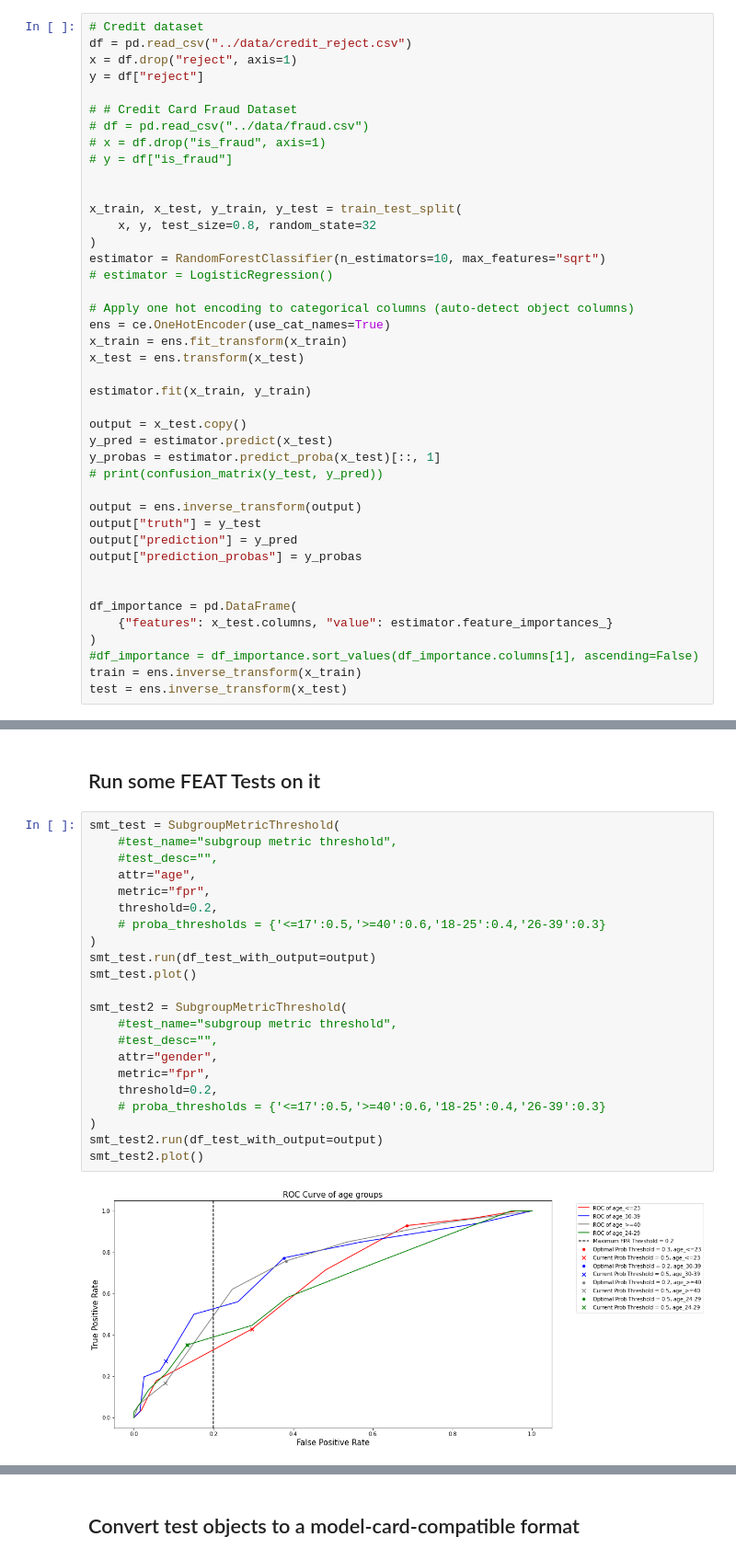
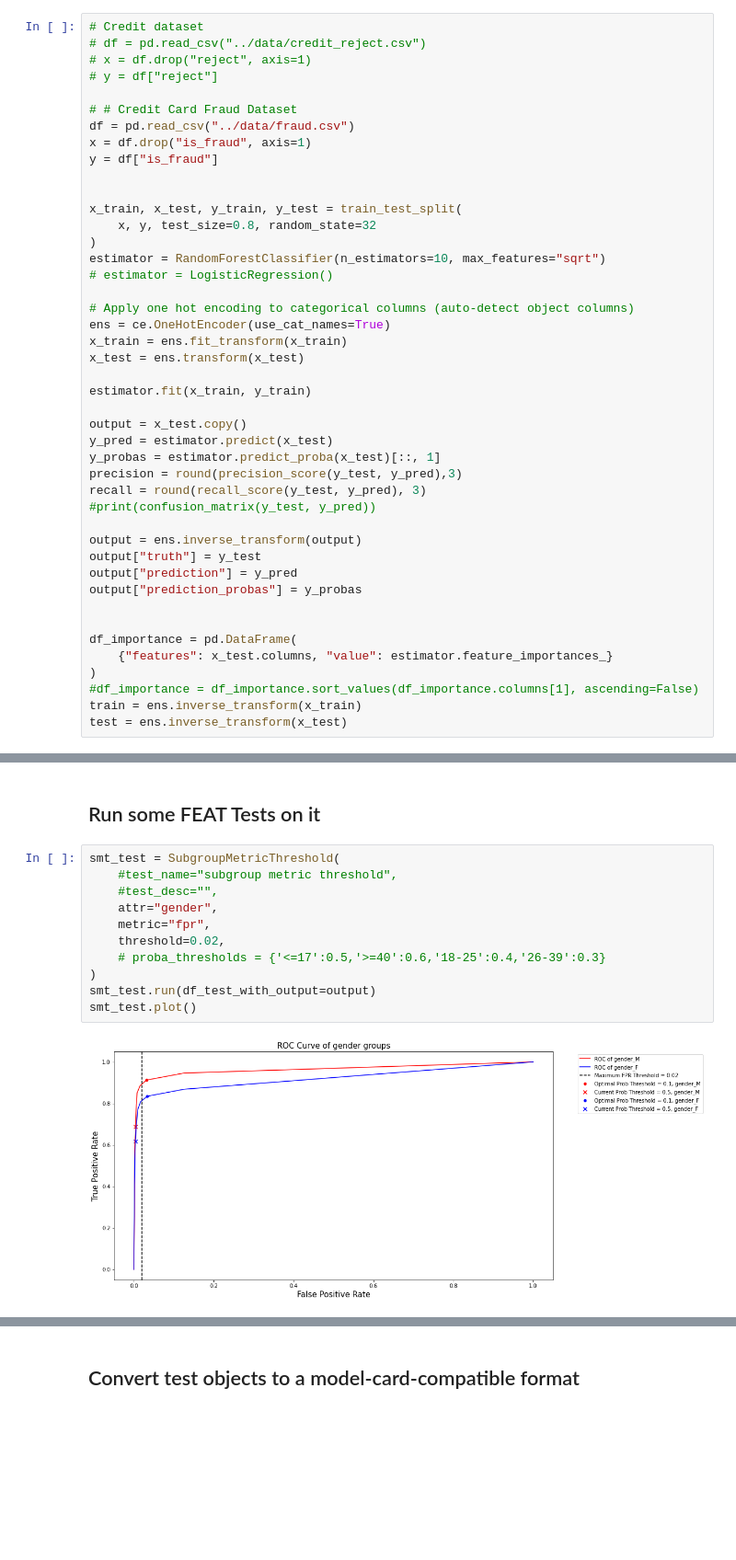
Before and after one commit to cylynx/verifyml, a Jupyter notebook: examples/tally_form_example.ipynb, the cells around one changed output, grey strips where cells are left out. Shown at 92% size. Drawn from its saved outputs; the diff is of its cells as text; blank space fills up the shorter version.

```diff
--- a/examples/tally_form_example.ipynb
+++ b/examples/tally_form_example.ipynb
@@ -26,13 +24,13 @@ from ModelTests.FEAT.DataShift import DataShift
 # %%
 # Credit dataset
-df = pd.read_csv("../data/credit_reject.csv")
-x = df.drop("reject", axis=1)
-y = df["reject"]
+# df = pd.read_csv("../data/credit_reject.csv")
+# x = df.drop("reject", axis=1)
+# y = df["reject"]
 
 # # Credit Card Fraud Dataset
-# df = pd.read_csv("../data/fraud.csv")
-# x = df.drop("is_fraud", axis=1)
-# y = df["is_fraud"]
+df = pd.read_csv("../data/fraud.csv")
+x = df.drop("is_fraud", axis=1)
+y = df["is_fraud"]
 
 
 x_train, x_test, y_train, y_test = train_test_split(
@@ -51,7 +49,9 @@ estimator.fit(x_train, y_train)
 output = x_test.copy()
 y_pred = estimator.predict(x_test)
 y_probas = estimator.predict_proba(x_test)[::, 1]
-# print(confusion_matrix(y_test, y_pred))
+precision = round(precision_score(y_test, y_pred),3)
+recall = round(recall_score(y_test, y_pred), 3)
+#print(confusion_matrix(y_test, y_pred))
 
 output = ens.inverse_transform(output)
 output["truth"] = y_test
@@ -72,24 +77,13 @@ is_categorical is deprecated and will be removed in a future version.  Use is_ca
 # %%
 smt_test = SubgroupMetricThreshold(
     #test_name="subgroup metric threshold",
     #test_desc="",
-    attr="age",
+    attr="gender",
     metric="fpr",
-    threshold=0.2,
+    threshold=0.02,
     # proba_thresholds = {'<=17':0.5,'>=40':0.6,'18-25':0.4,'26-39':0.3}
 )
 smt_test.run(df_test_with_output=output)
 smt_test.plot()
-
-smt_test2 = SubgroupMetricThreshold(
-    #test_name="subgroup metric threshold",
-    #test_desc="",
-    attr="gender",
-    metric="fpr",
-    threshold=0.2,
-    # proba_thresholds = {'<=17':0.5,'>=40':0.6,'18-25':0.4,'26-39':0.3}
-)
-smt_test2.run(df_test_with_output=output)
-smt_test2.plot()
 # %% [output]
-[figure, old version]
+[figure, new version]
```
Also changed, not shown: parts of 10 cells of this notebook.
